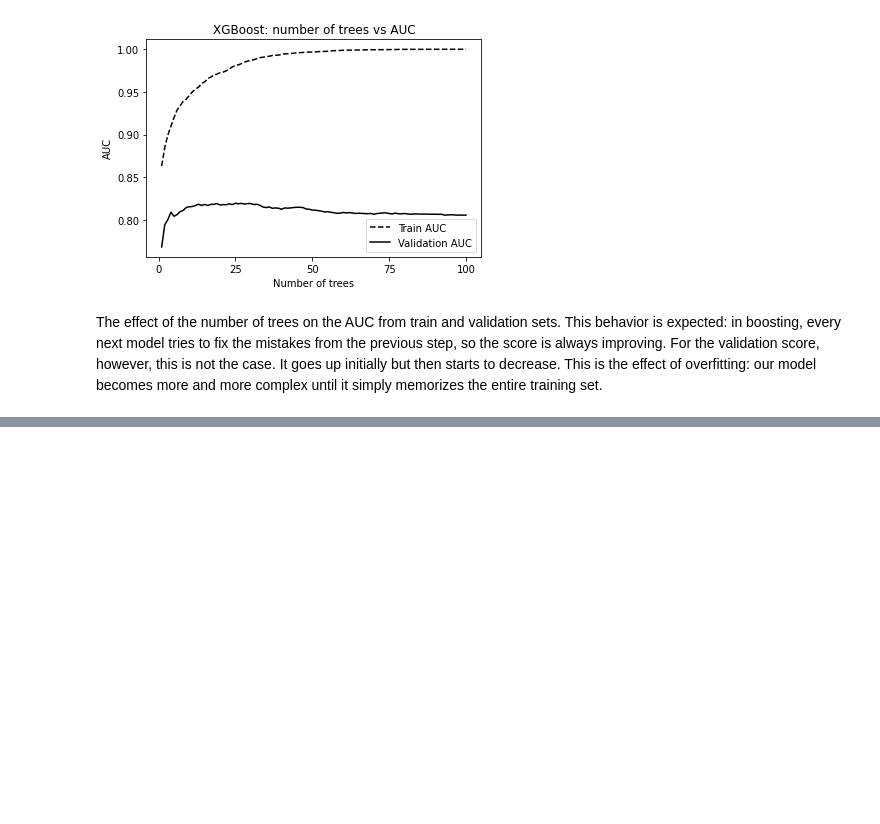
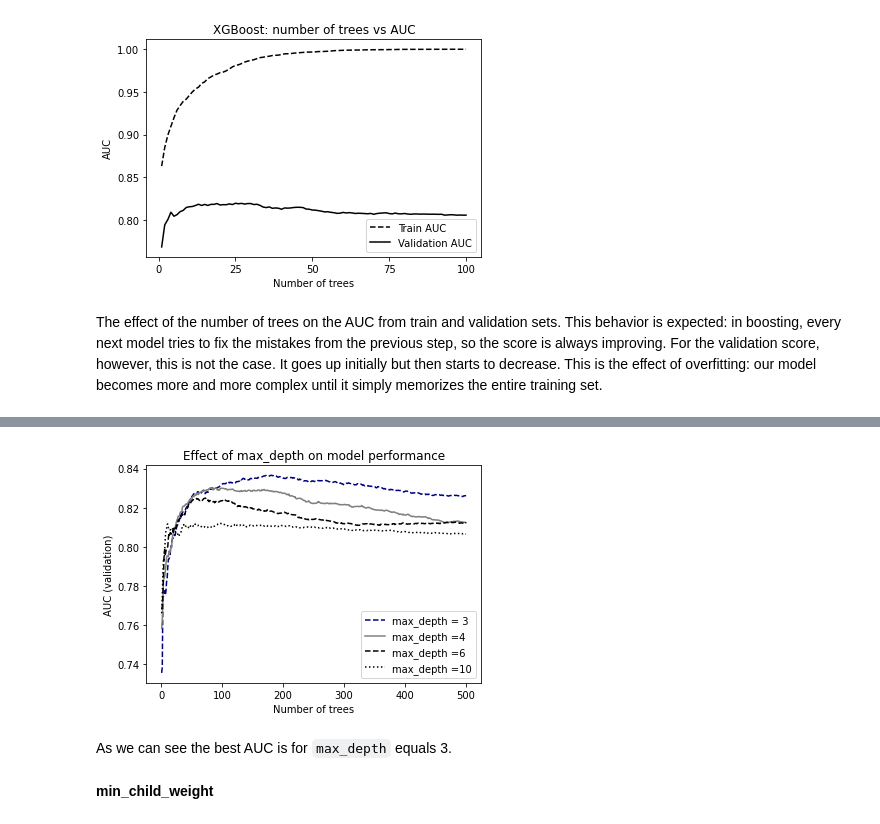
Before and after one commit to marcosbenicio/data-science, a Jupyter notebook: 05DecisionTrees/credit_scoring.ipynb, the cells around one changed output, grey strips where cells are left out. Cells and saved outputs as stored; diff of their text form; code cells hidden in the pictures; blank space fills up the shorter version.

```diff
--- a/05DecisionTrees/credit_scoring.ipynb
+++ b/05DecisionTrees/credit_scoring.ipynb
@@ -751,0 +829,51 @@ complex until it simply memorizes the entire training set.
+# %%
+eta = 0.1
+max_depths = [3, 4, 6, 10]
+auc_depth = []
+for depth in max_depths:
+    evals_result = {}
+    xgb_params = {
+        'eta': eta,
+        'max_depth': depth,
+        'min_child_weight': 1,
+        'objective': 'binary:logistic',
+        'eval_metric': 'auc',
+        'nthread': 6,
+        'seed': 1
+    }
+    model = xgb.train(xgb_params, dtrain, num_boost_round = 500, verbose_eval=False,
+                      evals_result = evals_result, evals=watchlist)
+
+    auc_depth.append({
+        "depth": depth,
+        "train_auc": evals_result['train']['auc'],
+        "val_auc": evals_result['val']['auc']
+    })
+# %%
+# number of trees
+n_trees = list(range(1, len(auc_depth[0]['train_auc']) + 1))
+
+plt.figure(figsize=(6, 4))
+
+plt.plot(n_trees, auc_depth[0]['val_auc'], color='navy', linestyle='dashed', label=f'max_depth = {auc_depth[0]["depth"]}')
+plt.plot(n_trees, auc_depth[1]['val_auc'], color='grey', linestyle='solid', label=f'max_depth ={auc_depth[1]["depth"]}')
+plt.plot(n_trees, auc_depth[2]['val_auc'], color='black', linestyle='dashed', label=f'max_depth ={auc_depth[2]["depth"]}')
+plt.plot(n_trees, auc_depth[3]['val_auc'], color='black', linestyle='dotted', label=f'max_depth ={auc_depth[3]["depth"]}')
+
+plt.xticks(range(0, 501, 100))
+
+plt.legend()
+
+plt.title('Effect of max_depth on model performance')
+plt.xlabel('Number of trees')
+plt.ylabel('AUC (validation)')
+
+# plt.savefig('ch06-figures/06_xgb_eta_2.svg')
+
+plt.show()
+# %% [output]
+[figure, added]
+# %% [markdown]
+As we can see the best AUC is for ``max_depth`` equals 3.
+# %% [markdown]
+**min_child_weight**
```
Also changed, not shown: parts of 35 cells of this notebook.
